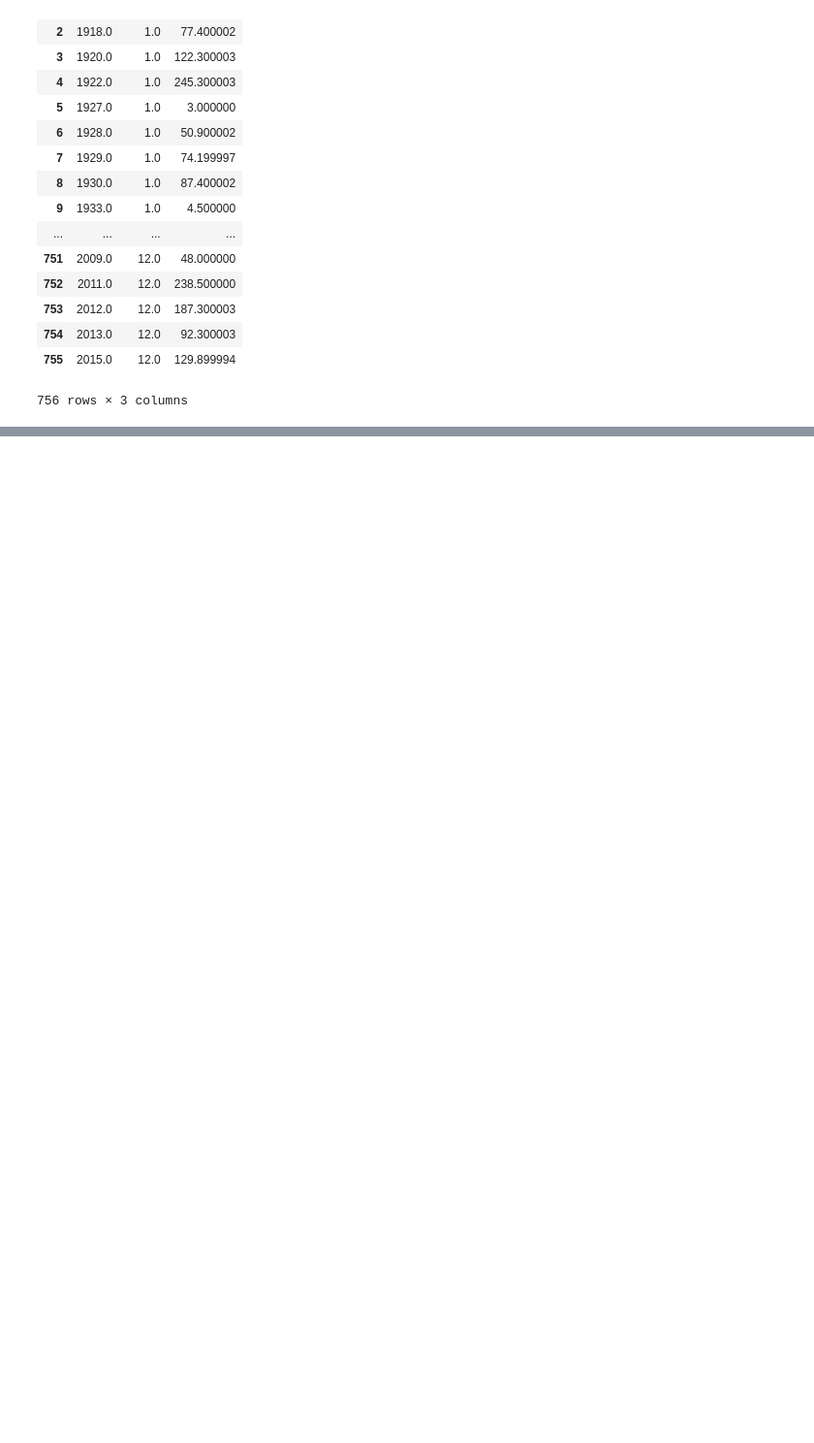
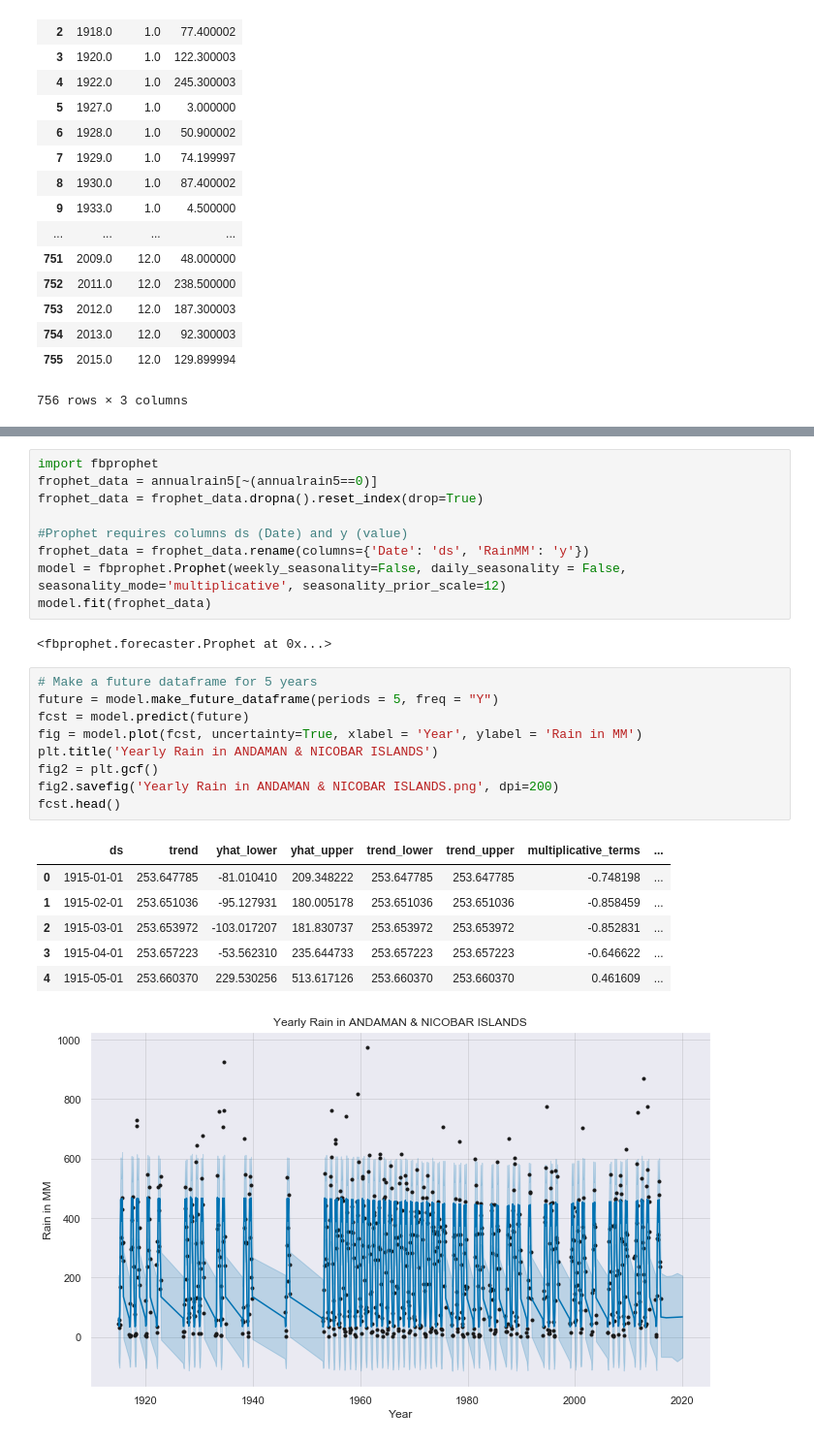
Before and after one commit to ksinghrajeev/IBM_Adv_DS, a Jupyter notebook: Final Assignment.ipynb, the cells around one changed output, grey strips where cells are left out. Shown at 97% size. Cells and saved outputs as stored; diff of their text form; blank space fills up the shorter version.

```diff
--- a/Final Assignment.ipynb
+++ b/Final Assignment.ipynb
@@ -412,0 +412,28 @@ pyplot.show()
+# %%
+import fbprophet
+frophet_data = annualrain5[~(annualrain5==0)]
+frophet_data = frophet_data.dropna().reset_index(drop=True)
+
+#Prophet requires columns ds (Date) and y (value)
+frophet_data = frophet_data.rename(columns={'Date': 'ds', 'RainMM': 'y'})
+model = fbprophet.Prophet(weekly_seasonality=False, daily_seasonality = False, seasonality_mode='multiplicative', seasonality_prior_scale=12)
+model.fit(frophet_data)
+# %% [output]
+<fbprophet.forecaster.Prophet at 0x...>
+# %%
+# Make a future dataframe for 5 years
+future = model.make_future_dataframe(periods = 5, freq = "Y")
+fcst = model.predict(future)
+fig = model.plot(fcst, uncertainty=True, xlabel = 'Year', ylabel = 'Rain in MM')
+plt.title('Yearly Rain in ANDAMAN & NICOBAR ISLANDS')
+fig2 = plt.gcf()
+fig2.savefig('Yearly Rain in ANDAMAN & NICOBAR ISLANDS.png', dpi=200)
+fcst.head()
+# %% [output]
+|  | ds | trend | yhat_lower | yhat_upper | trend_lower | trend_upper | multiplicative_terms | ... |
+| 0 | 1915-01-01 | 253.647785 | -81.010410 | 209.348222 | 253.647785 | 253.647785 | -0.748198 | ... |
+| 1 | 1915-02-01 | 253.651036 | -95.127931 | 180.005178 | 253.651036 | 253.651036 | -0.858459 | ... |
+| 2 | 1915-03-01 | 253.653972 | -103.017207 | 181.830737 | 253.653972 | 253.653972 | -0.852831 | ... |
+| 3 | 1915-04-01 | 253.657223 | -53.562310 | 235.644733 | 253.657223 | 253.657223 | -0.646622 | ... |
+| 4 | 1915-05-01 | 253.660370 | 229.530256 | 513.617126 | 253.660370 | 253.660370 | 0.461609 | ... |
+[figure, added]
```
Also changed, not shown: parts of 11 cells of this notebook.
